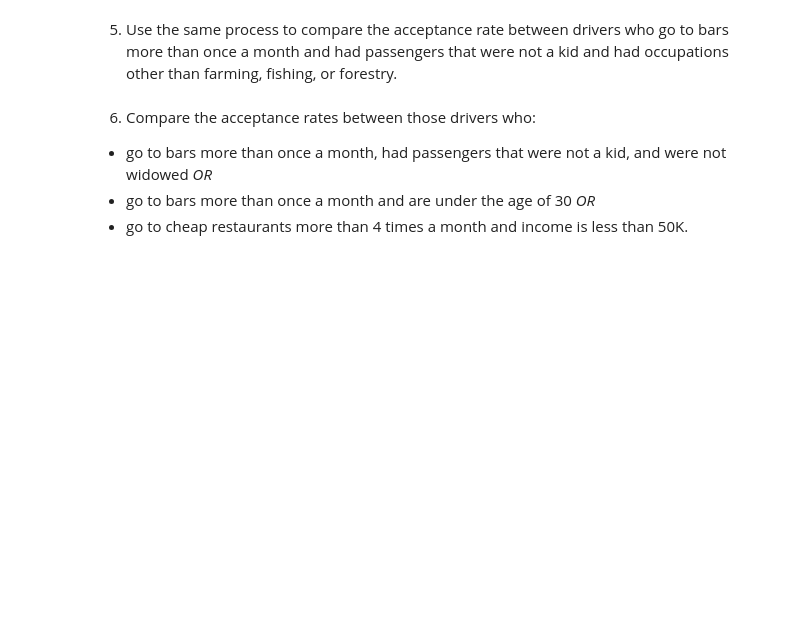
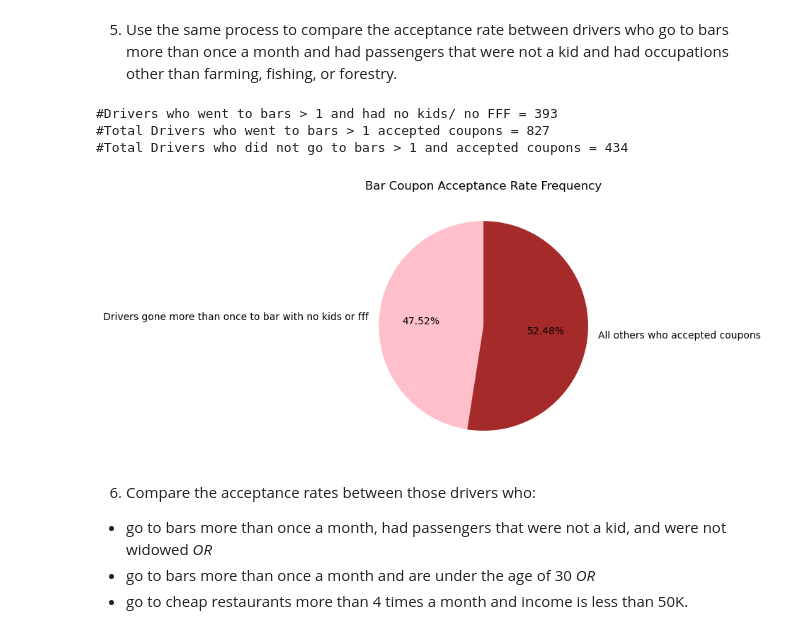
Before and after one commit to aparnakarri/AIML-Customers-And-Coupons, a Jupyter notebook: prompt.ipynb, the cells around one changed output. Saved outputs shown, nothing was run; the diff lists cells and outputs as text; code cells hidden in the pictures; blank space fills up the shorter version.

```diff
--- a/prompt.ipynb
+++ b/prompt.ipynb
@@ -323,5 +346,24 @@ People who accepted coupons and went to the bar:
 # %% [markdown]
 5. Use the same process to compare the acceptance rate between drivers who go to bars more than once a month and had passengers that were not a kid and had occupations other than farming, fishing, or forestry.
+# %%
+#passenger: ['Kid(s)' 'Alone' 'Friend(s)' 'Partner']
+#occupation: [..,'Farming Fishing & Forestry',..]
+
+drivers_bar_nokid_nofff = bar_accepted_gt_1[~bar_accepted_gt_1['passenger'].isin(['Kid(s)']) & ~bar_accepted_gt_1['occupation'].isin(['Farming Fishing & Forestry'])].shape[0]
+bar_coupon_accept_total_cnt = bar_coupons_df[(bar_coupons_df['Y'] == 1)].shape[0]
+print(f"#Drivers who went to bars > 1 and had no kids/ no FFF = {drivers_bar_nokid_nofff}")
+print(f"#Total Drivers who went to bars > 1 accepted coupons = {bar_coupon_accept_total_cnt}")
+print(f"#Total Drivers who did not go to bars > 1 and accepted coupons = {bar_coupon_accept_total_cnt-drivers_bar_nokid_nofff}")
+
+
+plt.pie([drivers_bar_nokid_nofff, bar_coupon_accept_total_cnt-drivers_bar_nokid_nofff], autopct='%1.2f%%',colors=["pink", "brown"], startangle=90, labels=['Drivers gone more than once to bar with no kids or fff','All others who accepted coupons'])
+plt.title("Bar Coupon Acceptance Rate Frequency")
+plt.show()
+# %% [output]
+#Drivers who went to bars > 1 and had no kids/ no FFF = 393
+#Total Drivers who went to bars > 1 accepted coupons = 827
+#Total Drivers who did not go to bars > 1 and accepted coupons = 434
+[figure, added]
 # %% [markdown]
 6. Compare the acceptance rates between those drivers who:
 
```
Also changed, not shown: parts of 8 cells of this notebook.
